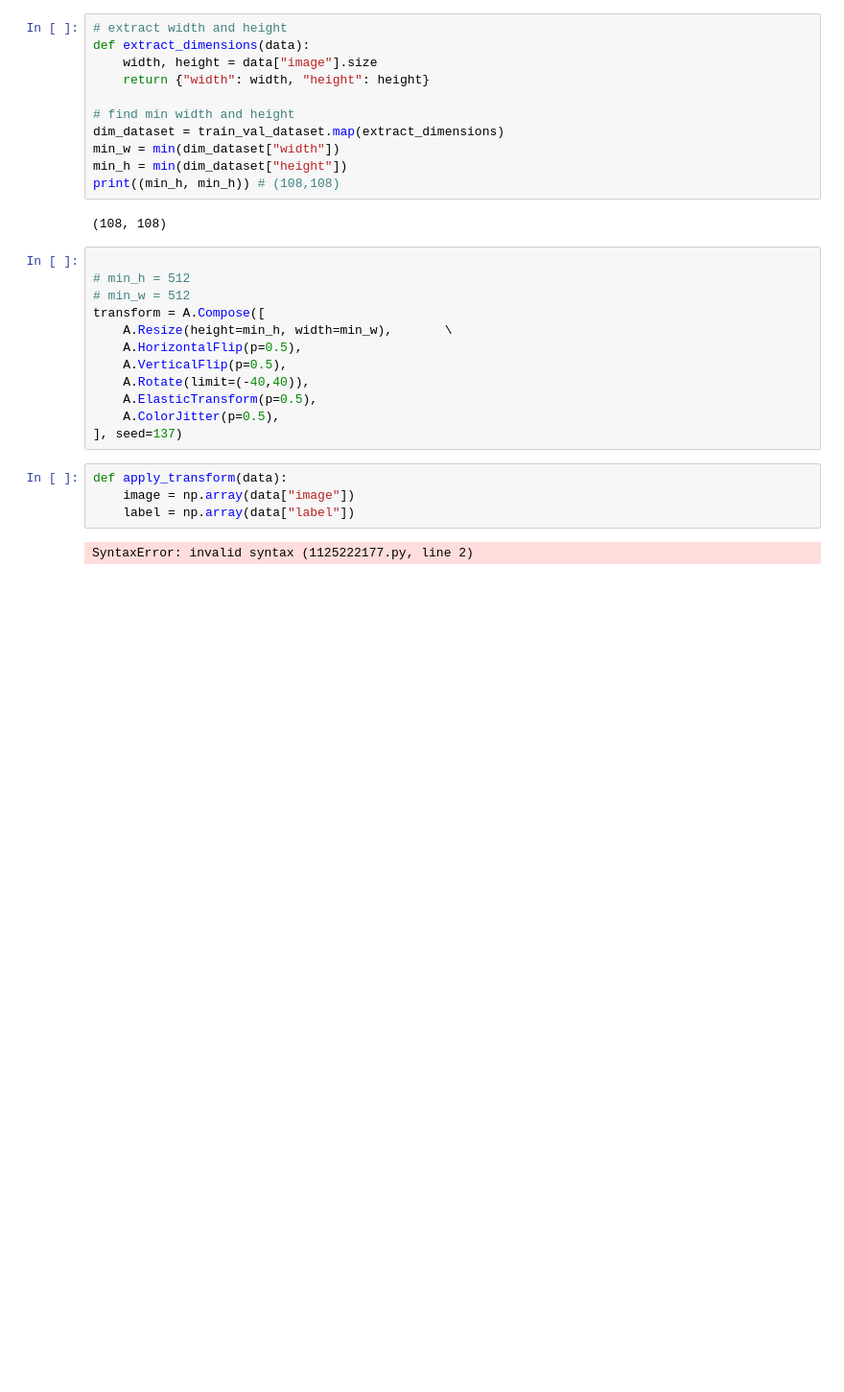
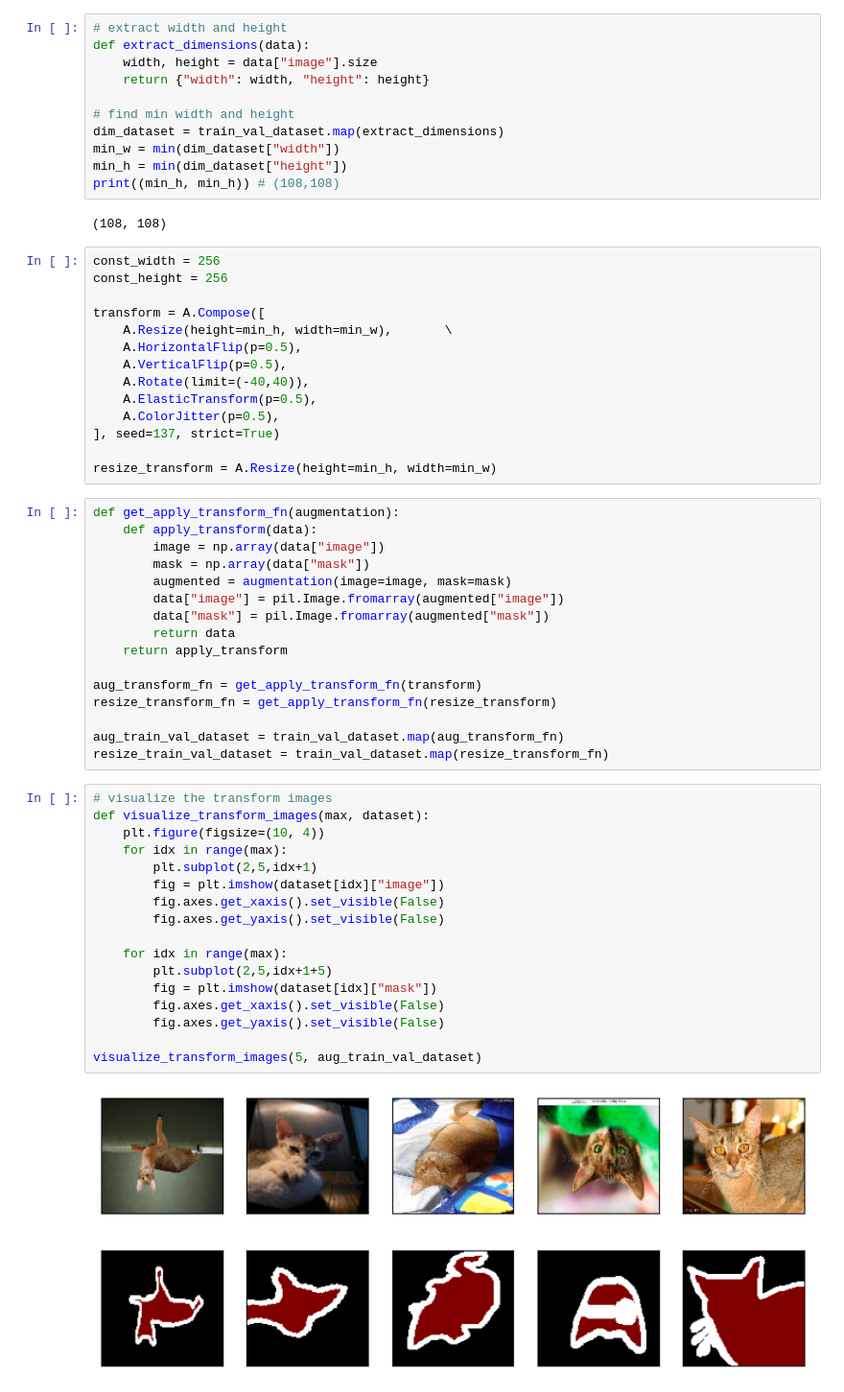
Before and after one commit to yuhaopro/image-segmentation-cv, a Jupyter notebook: main.ipynb, the cells around one changed output. Shown: that part at 96% size. Saved outputs shown, nothing was run; the diff lists cells and outputs as text; blank space fills up the shorter version.

Commit message:
feat: added visualization of augmented images and masks

```diff
--- a/main.ipynb
+++ b/main.ipynb
@@ -82,9 +84,9 @@ print((min_h, min_h)) # (108,108)
 # %% [output]
 (108, 108)
 # %%
+const_width = 256
+const_height = 256
 
-# min_h = 512
-# min_w = 512
 transform = A.Compose([
     A.Resize(height=min_h, width=min_w),       \
     A.HorizontalFlip(p=0.5),
@@ -92,10 +94,41 @@ transform = A.Compose([
     A.Rotate(limit=(-40,40)),
     A.ElasticTransform(p=0.5),
     A.ColorJitter(p=0.5),
-], seed=137)
+], seed=137, strict=True)
+
+resize_transform = A.Resize(height=min_h, width=min_w)
-# %%
-def apply_transform(data):
-    image = np.array(data["image"])
-    label = np.array(data["label"])
-# %% [output]
-SyntaxError: invalid syntax (1125222177.py, line 2)
+# %%
+def get_apply_transform_fn(augmentation):
+    def apply_transform(data):
+        image = np.array(data["image"])
+        mask = np.array(data["mask"])
+        augmented = augmentation(image=image, mask=mask)
+        data["image"] = pil.Image.fromarray(augmented["image"])
+        data["mask"] = pil.Image.fromarray(augmented["mask"])
+        return data
+    return apply_transform
+
+aug_transform_fn = get_apply_transform_fn(transform)
+resize_transform_fn = get_apply_transform_fn(resize_transform)
+
+aug_train_val_dataset = train_val_dataset.map(aug_transform_fn)
+resize_train_val_dataset = train_val_dataset.map(resize_transform_fn)
+# %%
+# visualize the transform images
+def visualize_transform_images(max, dataset):
+    plt.figure(figsize=(10, 4))
+    for idx in range(max):
+        plt.subplot(2,5,idx+1)
+        fig = plt.imshow(dataset[idx]["image"])
+        fig.axes.get_xaxis().set_visible(False)
+        fig.axes.get_yaxis().set_visible(False)
+
+    for idx in range(max):
+        plt.subplot(2,5,idx+1+5)
+        fig = plt.imshow(dataset[idx]["mask"])
+        fig.axes.get_xaxis().set_visible(False)
+        fig.axes.get_yaxis().set_visible(False)
+
+visualize_transform_images(5, aug_train_val_dataset)
+# %% [output]
+[figure, added]
```
Also changed, not shown: parts of 3 cells of this notebook.
